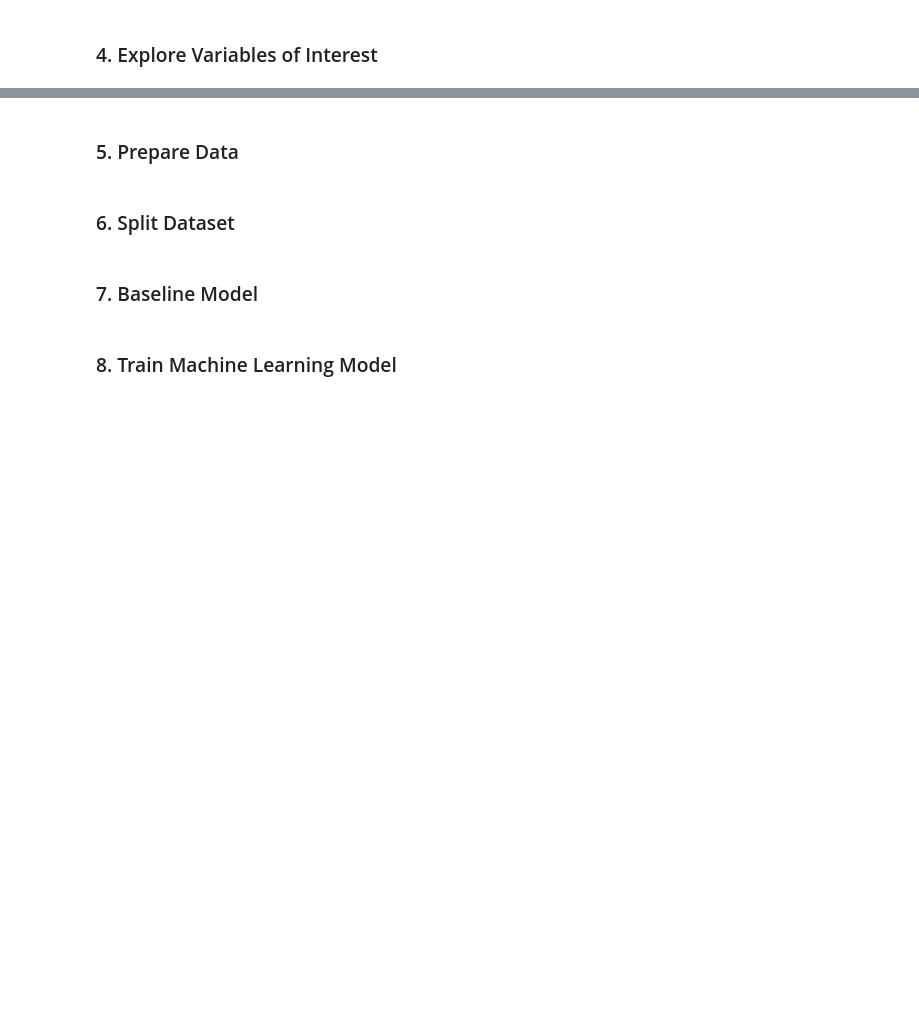
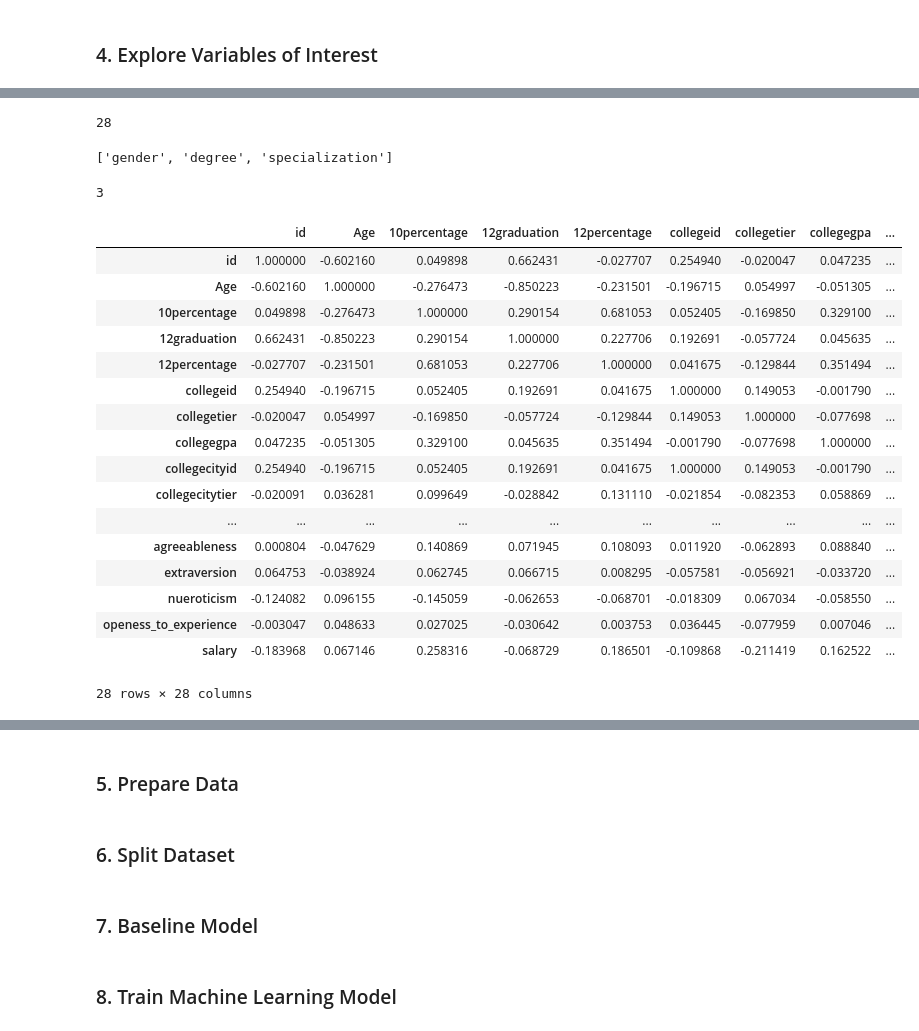
Before and after one commit to 1ThomasS/Regression_Models_Experiment, a Jupyter notebook: 36106-AT1-25100660-experiment.ipynb, the cells around one changed output, grey strips where cells are left out. Drawn from its saved outputs; the diff is of its cells as text; code cells hidden in the pictures; blank space fills up the shorter version.

```diff
--- a/36106-AT1-25100660-experiment.ipynb
+++ b/36106-AT1-25100660-experiment.ipynb
@@ -18,0 +137,2 @@ df = pd.read_csv(file_url)
+# %%
+df['dob'] = pd.to_datetime(df['dob'], infer_datetime_format=True)
@@ -24,0 +241,35 @@ target = ''
+# %%
+len(num_cols)
+# %% [output]
+28
+# %%
+cat_cols = df.select_dtypes(include=['object', 'category']).columns.to_list()
+cat_cols
+# %% [output]
+['gender', 'degree', 'specialization']
+# %%
+len(cat_cols)
+# %% [output]
+3
+# %%
+df_cor_matrix = df[num_cols].corr()
+df_cor_matrix
+# %% [output]
+|  | id | Age | 10percentage | 12graduation | 12percentage | collegeid | collegetier | collegegpa | ... |
+| id | 1.000000 | -0.602160 | 0.049898 | 0.662431 | -0.027707 | 0.254940 | -0.020047 | 0.047235 | ... |
+| Age | -0.602160 | 1.000000 | -0.276473 | -0.850223 | -0.231501 | -0.196715 | 0.054997 | -0.051305 | ... |
+| 10percentage | 0.049898 | -0.276473 | 1.000000 | 0.290154 | 0.681053 | 0.052405 | -0.169850 | 0.329100 | ... |
+| 12graduation | 0.662431 | -0.850223 | 0.290154 | 1.000000 | 0.227706 | 0.192691 | -0.057724 | 0.045635 | ... |
+| 12percentage | -0.027707 | -0.231501 | 0.681053 | 0.227706 | 1.000000 | 0.041675 | -0.129844 | 0.351494 | ... |
+| collegeid | 0.254940 | -0.196715 | 0.052405 | 0.192691 | 0.041675 | 1.000000 | 0.149053 | -0.001790 | ... |
+| collegetier | -0.020047 | 0.054997 | -0.169850 | -0.057724 | -0.129844 | 0.149053 | 1.000000 | -0.077698 | ... |
+| collegegpa | 0.047235 | -0.051305 | 0.329100 | 0.045635 | 0.351494 | -0.001790 | -0.077698 | 1.000000 | ... |
+| collegecityid | 0.254940 | -0.196715 | 0.052405 | 0.192691 | 0.041675 | 1.000000 | 0.149053 | -0.001790 | ... |
+| collegecitytier | -0.020091 | 0.036281 | 0.099649 | -0.028842 | 0.131110 | -0.021854 | -0.082353 | 0.058869 | ... |
+| ... | ... | ... | ... | ... | ... | ... | ... | ... | ... |
+| agreeableness | 0.000804 | -0.047629 | 0.140869 | 0.071945 | 0.108093 | 0.011920 | -0.062893 | 0.088840 | ... |
+| extraversion | 0.064753 | -0.038924 | 0.062745 | 0.066715 | 0.008295 | -0.057581 | -0.056921 | -0.033720 | ... |
+| nueroticism | -0.124082 | 0.096155 | -0.145059 | -0.062653 | -0.068701 | -0.018309 | 0.067034 | -0.058550 | ... |
+| openess_to_experience | -0.003047 | 0.048633 | 0.027025 | -0.030642 | 0.003753 | 0.036445 | -0.077959 | 0.007046 | ... |
+| salary | -0.183968 | 0.067146 | 0.258316 | -0.068729 | 0.186501 | -0.109868 | -0.211419 | 0.162522 | ... |
+28 rows × 28 columns
```
Also changed, not shown: parts of 24 cells of this notebook, 3 other files.
